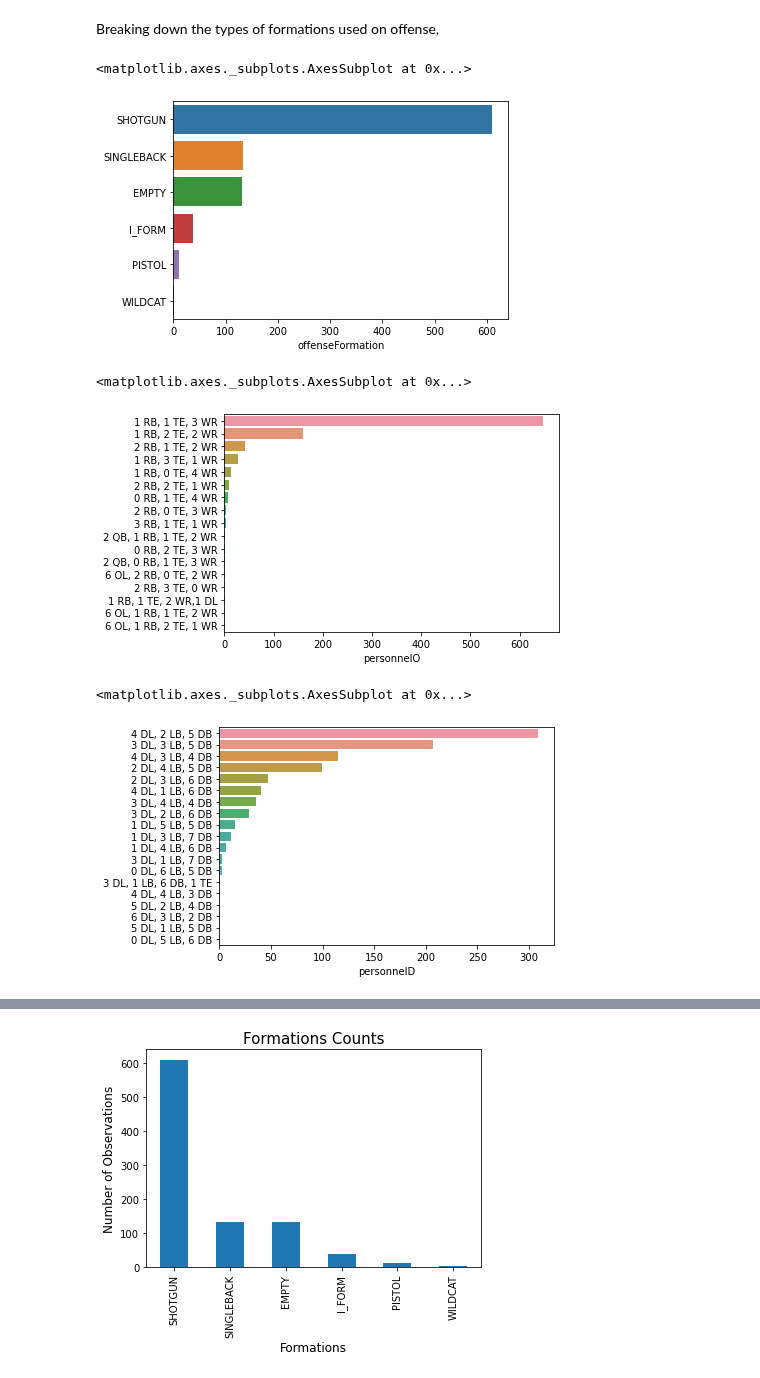
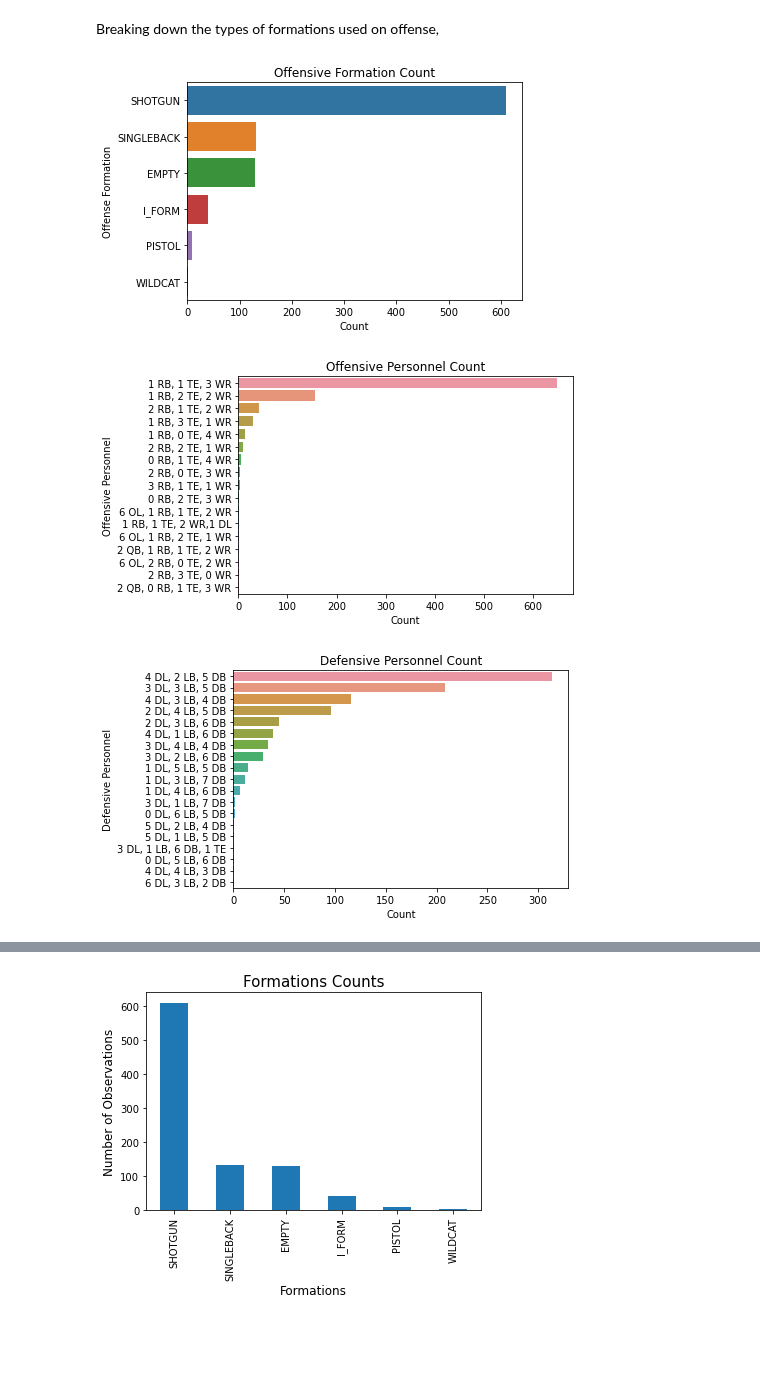
Before and after one commit to dsmoove/pigskinplaycaller, a Jupyter notebook: code.ipynb, the cells around one changed output, grey strips where cells are left out. Saved outputs shown, nothing was run; the diff lists cells and outputs as text; code cells hidden in the pictures; blank space fills up the shorter version.

```diff
--- a/code.ipynb
+++ b/code.ipynb
@@ -104,8 +142,10 @@ EPA is our target variable for this project. In order to better understand and n
 # %% [markdown]
 ### Merge Datasets
 # %%
-df_plays_coverage = pd.merge(df_plays,df_coverages,on='playId')
-df_plays_final = pd.merge(df_plays_coverage,df_games,on='playId')
+df_plays_coverage = pd.merge(df_plays,df_coverages,left_on=['gameId','playId'],right_on=['gameId','playId'])
+df_plays_final = pd.merge(df_plays_coverage,df_games,left_on=['gameId','playId'],right_on=['gameId','playId'])
+#df_plays_final = pd.merge(df_plays_coverage,df_games,on='Id')
+#df_plays_final
 # %%
 df_plays_final.head()
 # %% [output]
@@ -197,17 +249,23 @@ Breaking down the types of formations used on offense,
 # %%
 # Breakdown of Playtypes
 sns.barplot(y=df_plays_final['offenseFormation'].value_counts().index,x=df_plays_final['offenseFormation'].value_counts())
+plt.xlabel("Count")
+plt.ylabel("Offense Formation")
+plt.title("Offensive Formation Count");
 # %% [output]
-<matplotlib.axes._subplots.AxesSubplot at 0x...>
-[figure, old version]
+[figure, new version]
 # %%
 sns.barplot(y=df_plays_final['personnelO'].value_counts().index,x=df_plays_final['personnelO'].value_counts(),orient='h')
+plt.xlabel("Count")
+plt.ylabel("Offensive Personnel")
+plt.title("Offensive Personnel Count");
 # %% [output]
-<matplotlib.axes._subplots.AxesSubplot at 0x...>
-[figure, old version]
+[figure, new version]
 # %%
 # Breakdown of Defensive Personnel
 sns.barplot(y=df_plays_final['personnelD'].value_counts().index,x=df_plays_final['personnelD'].value_counts(),orient='h')
+plt.xlabel("Count")
+plt.ylabel("Defensive Personnel")
+plt.title("Defensive Personnel Count");
 # %% [output]
-<matplotlib.axes._subplots.AxesSubplot at 0x...>
-[figure, old version]
+[figure, new version]
```
Also changed, not shown: parts of 116 cells of this notebook, 4 other files.
